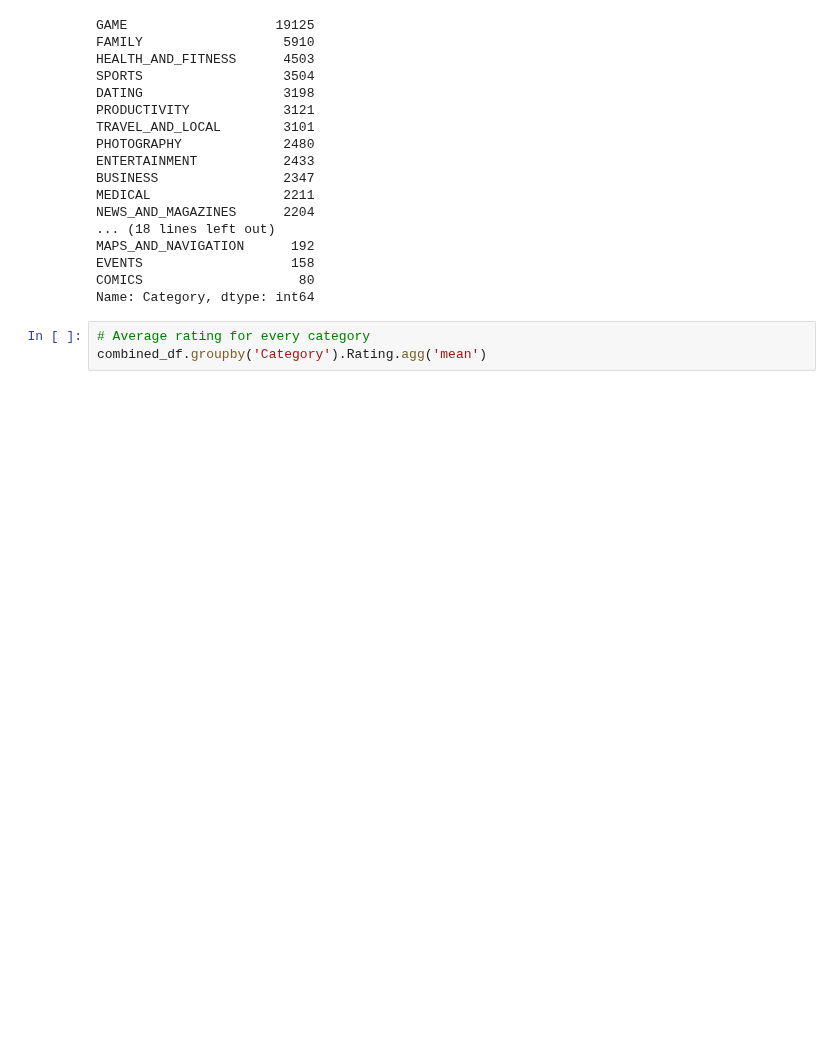
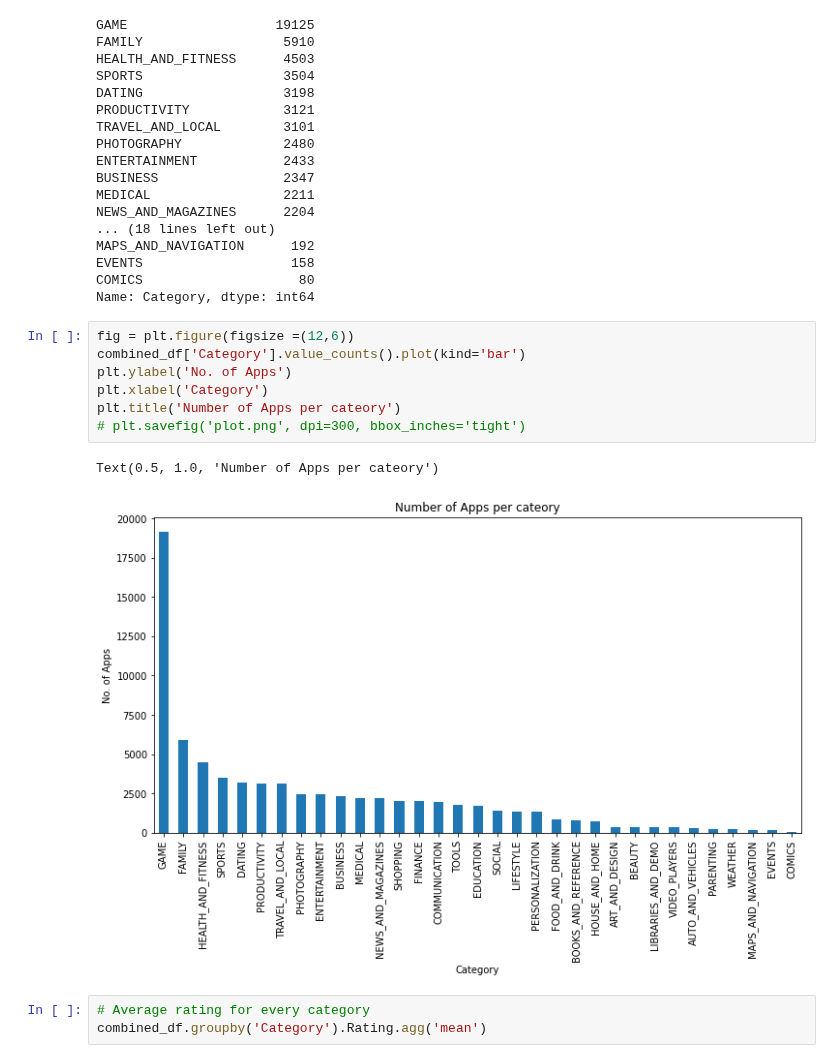
Before and after one commit to Preetirai-tech/Play-Store-App-Review-Analysis, a Jupyter notebook: Play_Store_App_Review_Analysis_Capstone_Project.ipynb, the cells around one changed output. Saved outputs shown, nothing was run; the diff lists cells and outputs as text; blank space fills up the shorter version.

```diff
--- a/Play_Store_App_Review_Analysis_Capstone_Project.ipynb
+++ b/Play_Store_App_Review_Analysis_Capstone_Project.ipynb
@@ -168,6 +168,16 @@ MAPS_AND_NAVIGATION      192
 EVENTS                   158
 COMICS                    80
 Name: Category, dtype: int64
+# %%
+fig = plt.figure(figsize =(12,6))
+combined_df['Category'].value_counts().plot(kind='bar')
+plt.ylabel('No. of Apps')
+plt.xlabel('Category')
+plt.title('Number of Apps per cateory')
+# plt.savefig('plot.png', dpi=300, bbox_inches='tight')
+# %% [output]
+Text(0.5, 1.0, 'Number of Apps per cateory')
+[figure, added]
 # %%
 # Average rating for every category
 combined_df.groupby('Category').Rating.agg('mean')
```
